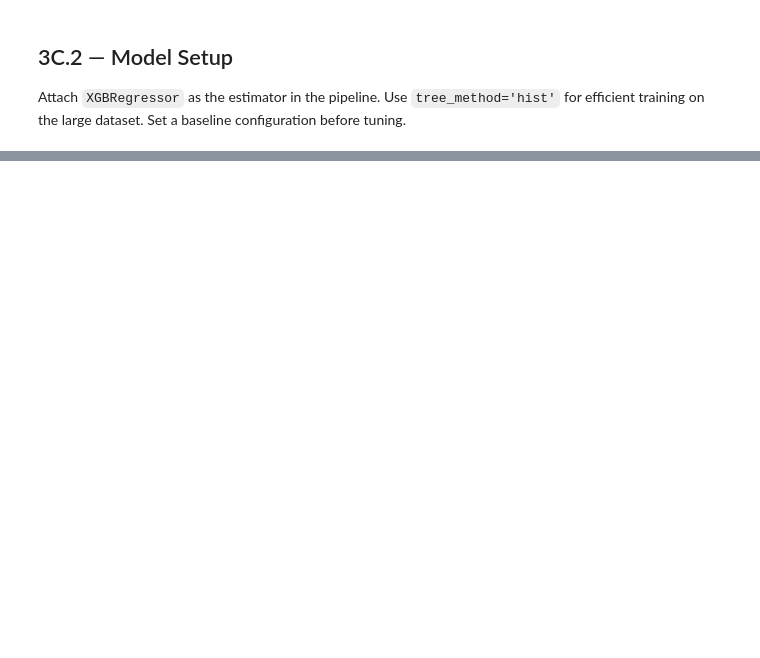
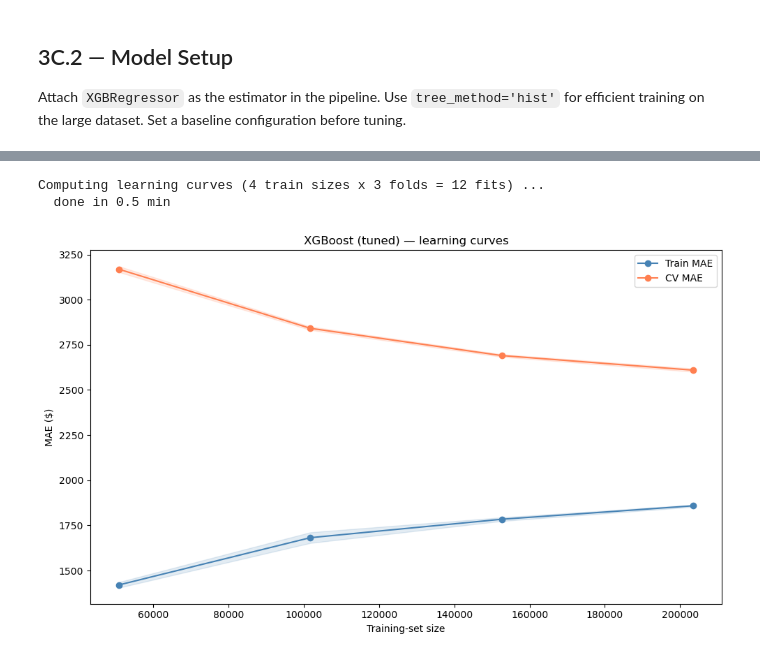
Before and after one commit to AcarBasaran/Predictive-Modeling-of-US-Used-Vehicle-Prices, a Jupyter notebook: notebooks/03c_xgboost.ipynb, the cells around one changed output, grey strips where cells are left out. Saved outputs shown, nothing was run; the diff lists cells and outputs as text; code cells hidden in the pictures; blank space fills up the shorter version.

```diff
--- a/notebooks/03c_xgboost.ipynb
+++ b/notebooks/03c_xgboost.ipynb
@@ -54,0 +438,34 @@ Serialize the tuned pipeline to `models/xgboost.pkl` using `joblib` for later co
+# %%
+from sklearn.model_selection import learning_curve
+
+print("Computing learning curves (4 train sizes x 3 folds = 12 fits) ...")
+t0 = time.perf_counter()
+train_sizes_abs, train_scores, test_scores = learning_curve(
+    best_pipeline, X_train, y_train,
+    train_sizes=np.linspace(0.25, 1.0, 4),
+    cv=3,
+    scoring="neg_mean_absolute_error",
+    n_jobs=-1,
+    random_state=RANDOM_STATE,
+)
+print(f"  done in {(time.perf_counter() - t0)/60:.1f} min")
+
+train_m = -train_scores.mean(axis=1); train_s = train_scores.std(axis=1)
+test_m  = -test_scores.mean(axis=1);  test_s  = test_scores.std(axis=1)
+
+import matplotlib.pyplot as plt
+fig, ax = plt.subplots(figsize=(10, 6))
+ax.fill_between(train_sizes_abs, train_m - train_s, train_m + train_s, alpha=0.15, color="steelblue")
+ax.fill_between(train_sizes_abs, test_m - test_s,   test_m + test_s,   alpha=0.15, color="coral")
+ax.plot(train_sizes_abs, train_m, "o-", color="steelblue", label="Train MAE")
+ax.plot(train_sizes_abs, test_m,  "o-", color="coral",     label="CV MAE")
+ax.set_xlabel("Training-set size")
+ax.set_ylabel("MAE ($)")
+ax.set_title("XGBoost (tuned) — learning curves")
+ax.legend()
+plt.tight_layout()
+plt.show()
+# %% [output]
+Computing learning curves (4 train sizes x 3 folds = 12 fits) ...
+  done in 0.5 min
+[figure, added]
```
Also changed, not shown: parts of 25 cells of this notebook, 1 other file.
